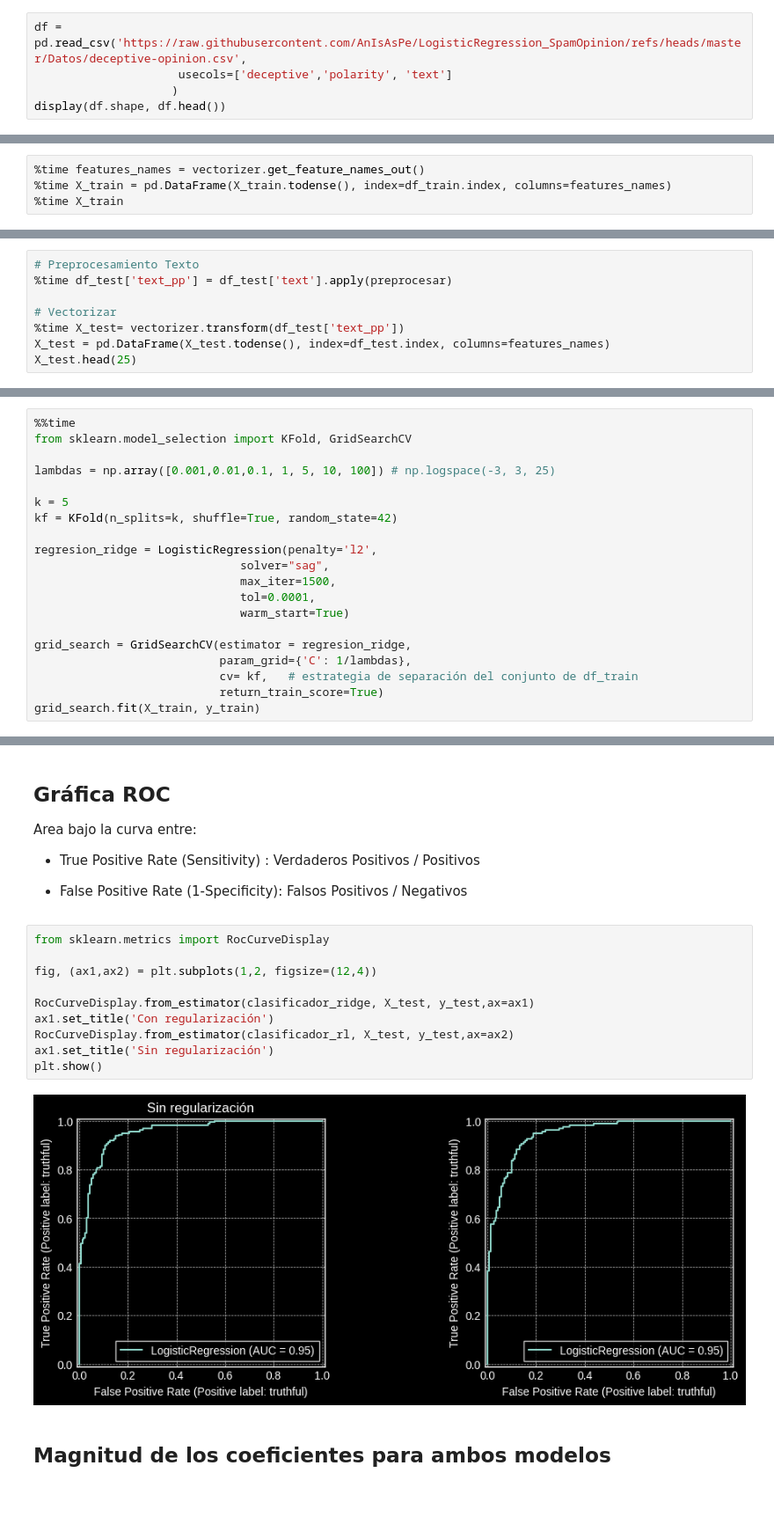
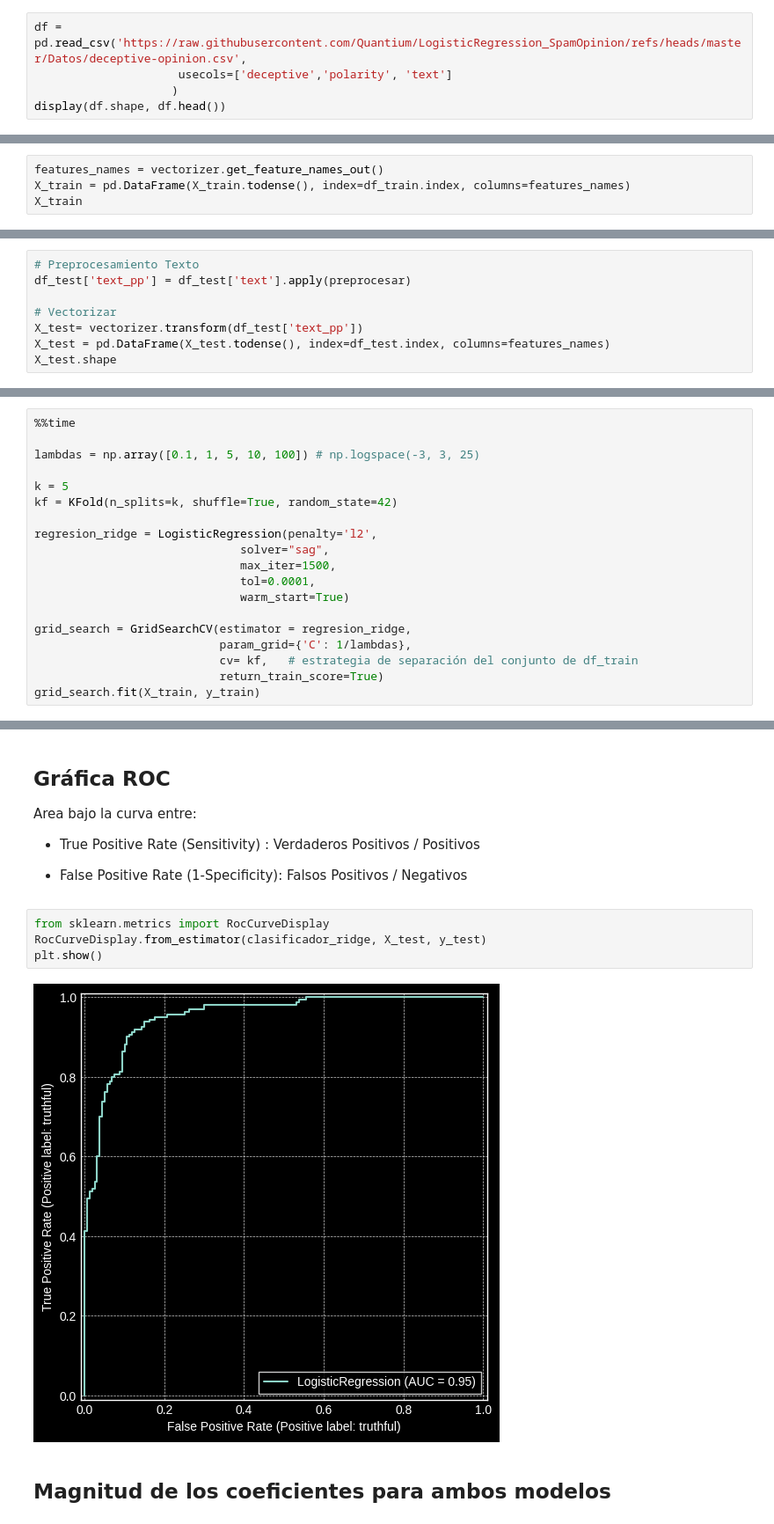
Before and after one commit to Quantium/LogisticRegression_SpamOpinion, a Jupyter notebook: Clasificador_reseñas_multiclase_Regresión_logística_.ipynb, the cells around one changed output, grey strips where cells are left out. Shown at 88% size. Cells and saved outputs as stored; diff of their text form; blank space fills up the shorter version.

```diff
--- a/Clasificador_reseñas_multiclase_Regresión_logística_.ipynb
+++ b/Clasificador_reseñas_multiclase_Regresión_logística_.ipynb
@@ -199,5 +187,5 @@ def evaluacion(modelo, graph_size=(10, 4)):
 # %%
-df = pd.read_csv('https://raw.githubusercontent.com/AnIsAsPe/LogisticRegression_SpamOpinion/refs/heads/master/Datos/deceptive-opinion.csv',
+df = pd.read_csv('https://raw.githubusercontent.com/Quantium/LogisticRegression_SpamOpinion/refs/heads/master/Datos/deceptive-opinion.csv',
                      usecols=['deceptive','polarity', 'text']
                     )
 display(df.shape, df.head())
@@ -425,4 +395,4 @@ X_train
 # %%
-%time features_names = vectorizer.get_feature_names_out()
-%time X_train = pd.DataFrame(X_train.todense(), index=df_train.index, columns=features_names)
-%time X_train
+features_names = vectorizer.get_feature_names_out()
+X_train = pd.DataFrame(X_train.todense(), index=df_train.index, columns=features_names)
+X_train
@@ -452,10 +402,10 @@ y_train = df_train['deceptive']
 # 4.Preprocesamiento test
 # %%
 # Preprocesamiento Texto
-%time df_test['text_pp'] = df_test['text'].apply(preprocesar)
+df_test['text_pp'] = df_test['text'].apply(preprocesar)
 
 # Vectorizar
-%time X_test= vectorizer.transform(df_test['text_pp'])
+X_test= vectorizer.transform(df_test['text_pp'])
 X_test = pd.DataFrame(X_test.todense(), index=df_test.index, columns=features_names)
-X_test.head(25)
+X_test.shape
 # %% [output]
@@ -505,9 +430,8 @@ evaluacion(modelo=clasificador_rl)
 ## ¿De qué magnitud debe ser la fueza de la regularización (λ)? (Búsqueda de hiperparametros)
 # %%
 %%time
-from sklearn.model_selection import KFold, GridSearchCV
 
-lambdas = np.array([0.001,0.01,0.1, 1, 5, 10, 100]) # np.logspace(-3, 3, 25)
+lambdas = np.array([0.1, 1, 5, 10, 100]) # np.logspace(-3, 3, 25)
 
 k = 5
 kf = KFold(n_splits=k, shuffle=True, random_state=42)
@@ -671,16 +591,10 @@ Area bajo la curva entre:
 - False Positive Rate (1-Specificity): Falsos Positivos / Negativos
 # %%
 from sklearn.metrics import RocCurveDisplay
-
-fig, (ax1,ax2) = plt.subplots(1,2, figsize=(12,4))
-
-RocCurveDisplay.from_estimator(clasificador_ridge, X_test, y_test,ax=ax1)
-ax1.set_title('Con regularización')
-RocCurveDisplay.from_estimator(clasificador_rl, X_test, y_test,ax=ax2)
-ax1.set_title('Sin regularización')
+RocCurveDisplay.from_estimator(clasificador_ridge, X_test, y_test)
 plt.show()
 # %% [output]
-[figure, old version]
+[figure, new version]
 # %% [markdown]
 ## Magnitud de los coeficientes para ambos modelos
 # %%
```
Also changed, not shown: parts of 36 cells of this notebook.
